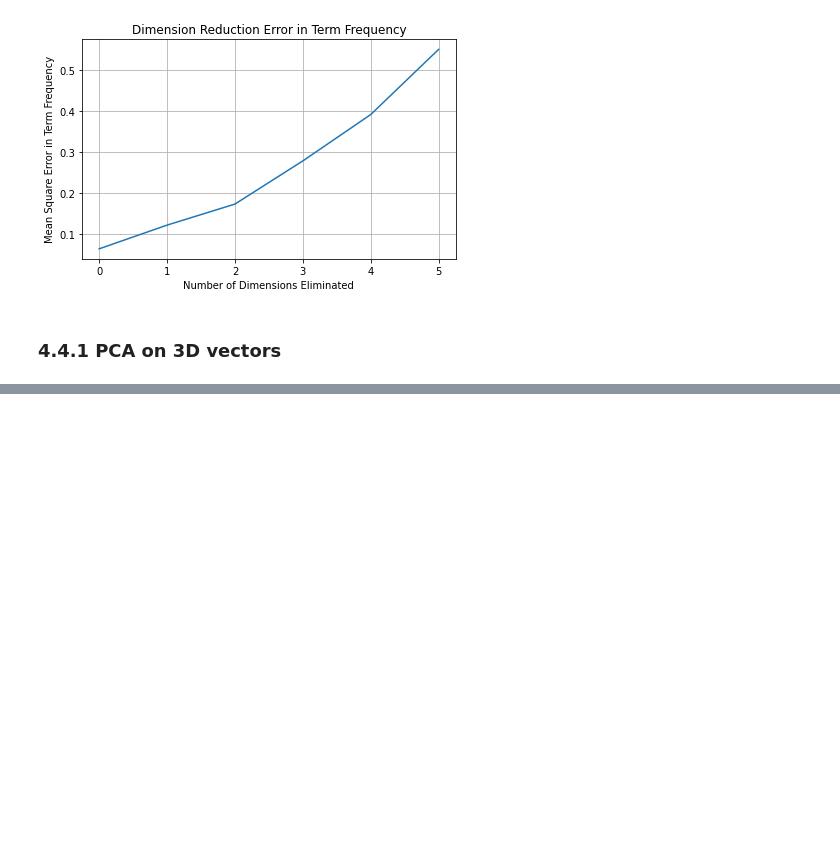
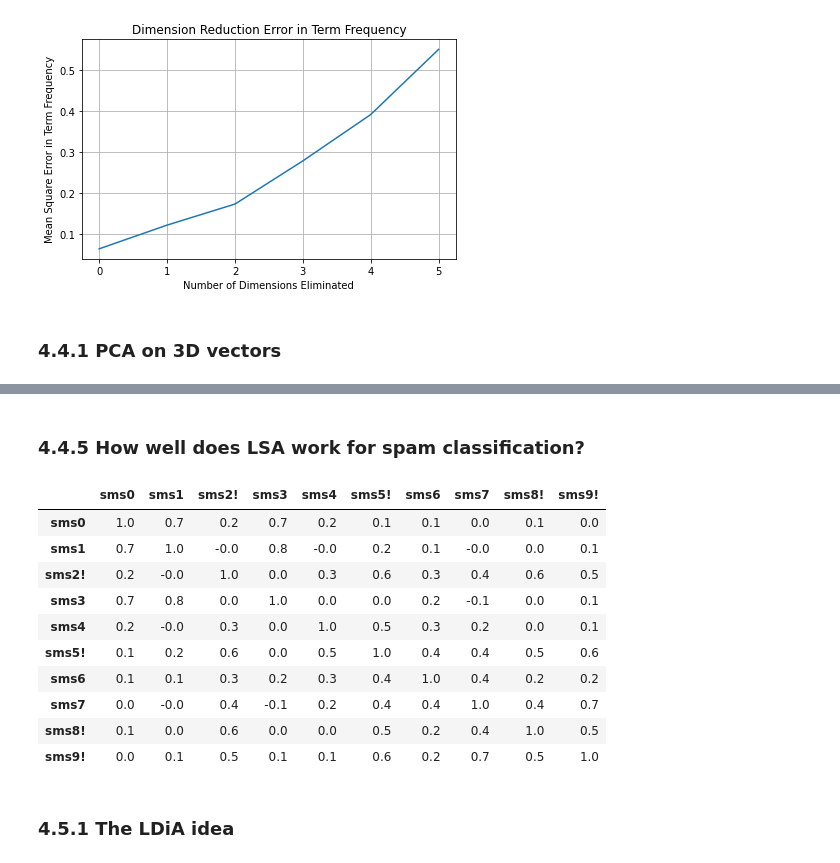
Before and after one commit to deacona/nlpia, a Jupyter notebook: src/nlpia/book/examples/ch04_examples.ipynb, the cells around one changed output, grey strips where cells are left out. Drawn from its saved outputs; the diff is of its cells as text; code cells hidden in the pictures; blank space fills up the shorter version.

```diff
--- a/src/nlpia/book/examples/ch04_examples.ipynb
+++ b/src/nlpia/book/examples/ch04_examples.ipynb
@@ -262,0 +431,7 @@ print(err)
+# %%
+from sklearn.decomposition import TruncatedSVD
+
+svd = TruncatedSVD(n_components=16, n_iter=300)  # <1>
+svd_topic_vectors = svd.fit_transform(tfidf_docs)  # <2>
+svd_topic_vectors = pd.DataFrame(svd_topic_vectors, columns=columns, index=index)
+svd_topic_vectors.round(3).head(6)
@@ -262,0 +447,19 @@ print(err)
+# %% [markdown]
+### 4.4.5 How well does LSA work for spam classification?
+# %%
+svd_topic_vectors = (svd_topic_vectors.T / np.linalg.norm(svd_topic_vectors, axis=1)).T  # <1>
+svd_topic_vectors.iloc[:10].dot(svd_topic_vectors.iloc[:10].T).round(1)
+# %% [output]
+|  | sms0 | sms1 | sms2! | sms3 | sms4 | sms5! | sms6 | sms7 | sms8! | sms9! |
+| sms0 | 1.0 | 0.7 | 0.2 | 0.7 | 0.2 | 0.1 | 0.1 | 0.0 | 0.1 | 0.0 |
+| sms1 | 0.7 | 1.0 | -0.0 | 0.8 | -0.0 | 0.2 | 0.1 | -0.0 | 0.0 | 0.1 |
+| sms2! | 0.2 | -0.0 | 1.0 | 0.0 | 0.3 | 0.6 | 0.3 | 0.4 | 0.6 | 0.5 |
+| sms3 | 0.7 | 0.8 | 0.0 | 1.0 | 0.0 | 0.0 | 0.2 | -0.1 | 0.0 | 0.1 |
+| sms4 | 0.2 | -0.0 | 0.3 | 0.0 | 1.0 | 0.5 | 0.3 | 0.2 | 0.0 | 0.1 |
+| sms5! | 0.1 | 0.2 | 0.6 | 0.0 | 0.5 | 1.0 | 0.4 | 0.4 | 0.5 | 0.6 |
+| sms6 | 0.1 | 0.1 | 0.3 | 0.2 | 0.3 | 0.4 | 1.0 | 0.4 | 0.2 | 0.2 |
+| sms7 | 0.0 | -0.0 | 0.4 | -0.1 | 0.2 | 0.4 | 0.4 | 1.0 | 0.4 | 0.7 |
+| sms8! | 0.1 | 0.0 | 0.6 | 0.0 | 0.0 | 0.5 | 0.2 | 0.4 | 1.0 | 0.5 |
+| sms9! | 0.0 | 0.1 | 0.5 | 0.1 | 0.1 | 0.6 | 0.2 | 0.7 | 0.5 | 1.0 |
+# %% [markdown]
+### 4.5.1 The LDiA idea
```
Also changed, not shown: parts of 17 cells of this notebook.
